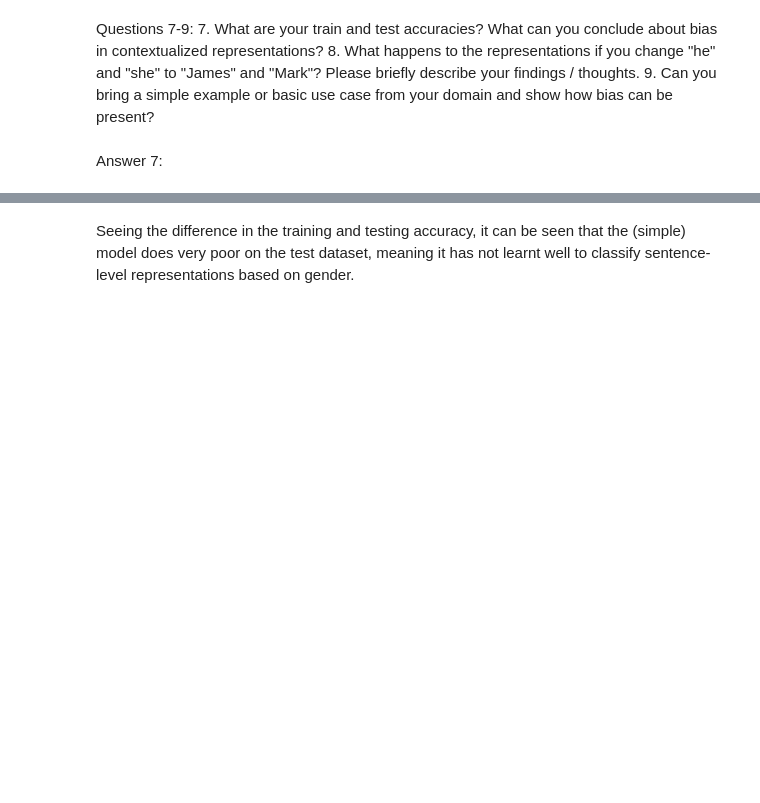
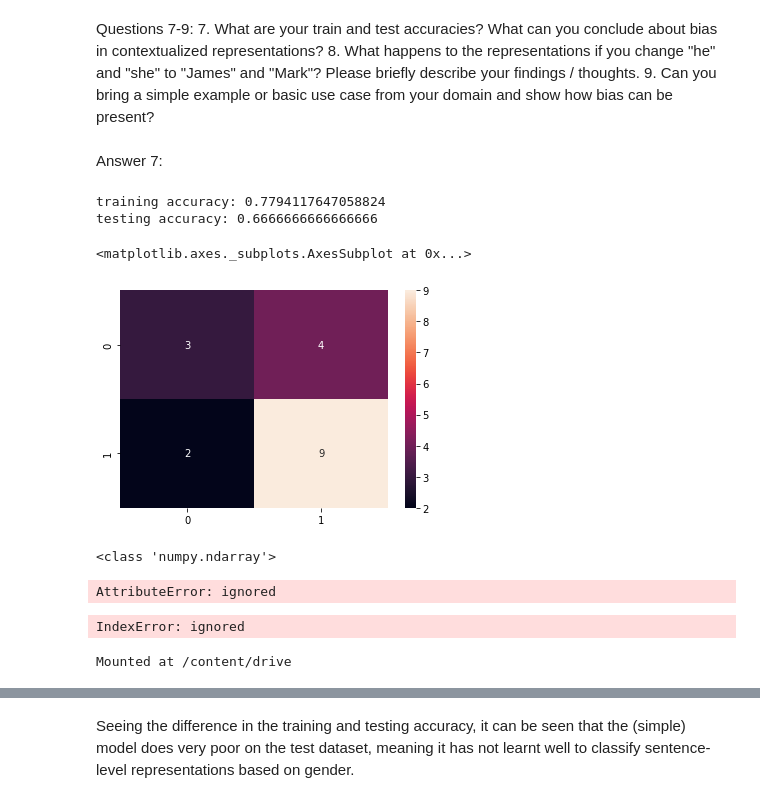
Before and after one commit to A00447694/Vector-Workshop, a Jupyter notebook: Chauhan-assignment1.ipynb, the cells around one changed output, grey strips where cells are left out. Drawn from its saved outputs; the diff is of its cells as text; code cells hidden in the pictures; blank space fills up the shorter version.

```diff
--- a/Chauhan-assignment1.ipynb
+++ b/Chauhan-assignment1.ipynb
@@ -496,0 +426,3 @@ The intial dataset is made ready for further steps.
+# %%
+X = np.concatenate((z[idx_she], z[idx_he]))
+y = np.concatenate(([0]*len(idx_she), [1]*len(idx_he)))
@@ -570,3 +478,35 @@ Questions 7-9:
 9. Can you bring a simple example or basic use case from your domain and show how bias can be present?
 # %% [markdown]
 Answer 7:
+# %%
+  train_acc = logr_clf.score(X_train, y_train)
+  print ('training accuracy: {}'.format(train_acc))
+
+  y_pred = logr_clf.predict(X_test)
+  cm = confusion_matrix(y_test, y_pred)
+  test_acc = accuracy_score(y_test, y_pred)
+  print('testing accuracy: {}'.format(test_acc))
+# %% [output]
+training accuracy: 0.7794117647058824
+testing accuracy: 0.6666666666666666
+# %%
+import seaborn as sns
+cm = confusion_matrix(y_test, y_pred)
+sns.heatmap(cm, annot=True)
+# %% [output]
+<matplotlib.axes._subplots.AxesSubplot at 0x...>
+[figure, added]
+# %%
+print(type(y_pred))
+# %% [output]
+<class 'numpy.ndarray'>
+# %%
+  # X_test = X_test.reset_index(drop=True)
+  # y_test = y_test.reset_index(drop=True)
+  # predictions = pd.Series(y_pred)
+
+  results = pd.concat([X_test, y_test, predictions], axis=1)
+  results.columns = ['Cleaned Sentences', 'Actual Labels', 'Predicted Labels']
+  print(results)
+# %% [output]
+AttributeError: ignored
@@ -573,3 +528,13 @@ Answer 7:
+# %%
+plt.scatter(z[y_pred == 0,0], z[y_pred == 0,1], color='green')
+plt.scatter(z[y_pred == 1,0], z[y_pred == 1,1], color='orange')
+# %% [output]
+IndexError: ignored
+# %%
+from google.colab import drive
+drive.mount('/content/drive')
+# %% [output]
+Mounted at /content/drive
 # %%
 def evaulate(logr_clf, X_train, X_test, y_train, y_test):
   train_acc = logr_clf.score(X_train, y_train)
```
Also changed, not shown: parts of 33 cells of this notebook.
